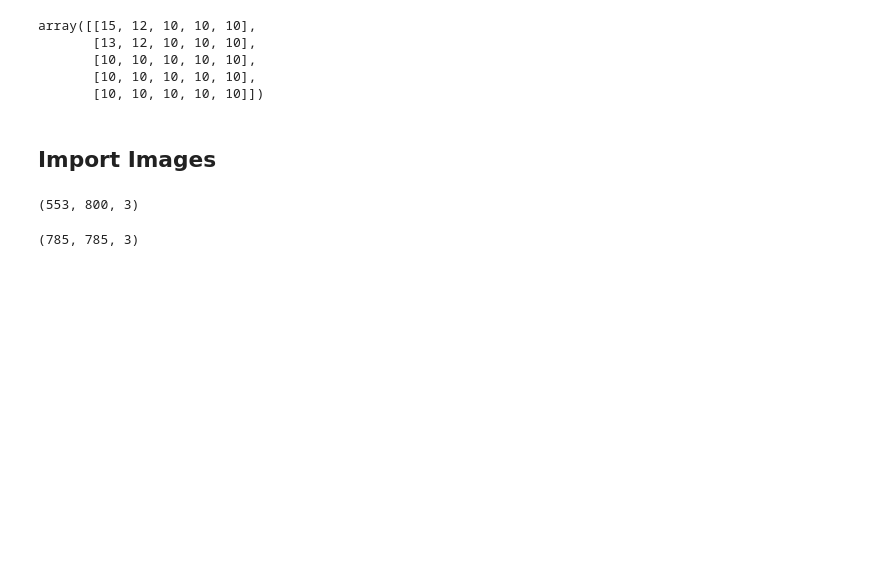
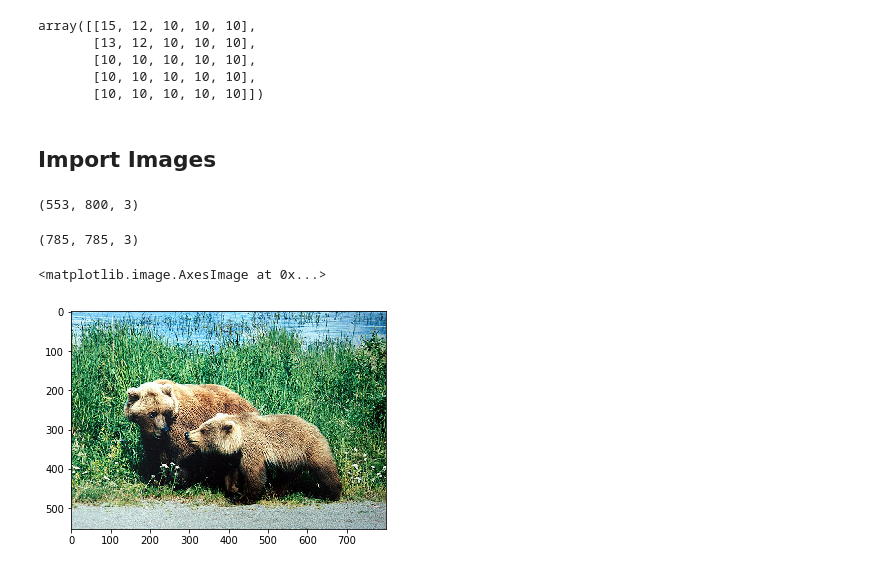
Before and after one commit to MnemoSemiotic/simple_image_filters, a Jupyter notebook: Simple_Image_Filters.ipynb, the cells around one changed output. Drawn from its saved outputs; the diff is of its cells as text; code cells hidden in the pictures; blank space fills up the shorter version.

```diff
--- a/Simple_Image_Filters.ipynb
+++ b/Simple_Image_Filters.ipynb
@@ -42,3 +44,8 @@ im1.shape
 im2.shape
 # %% [output]
 (785, 785, 3)
+# %%
+plt.imshow(im1, cmap='gray')
+# %% [output]
+<matplotlib.image.AxesImage at 0x...>
+[figure, added]
```
Also changed, not shown: parts of 4 cells of this notebook, 1 other file.
